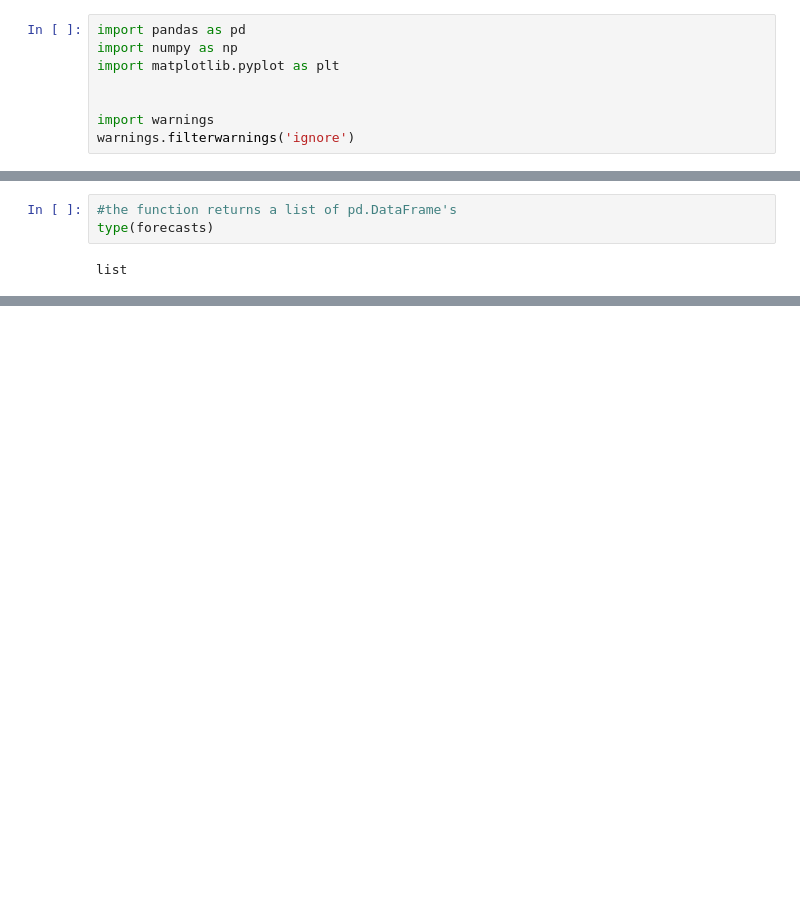
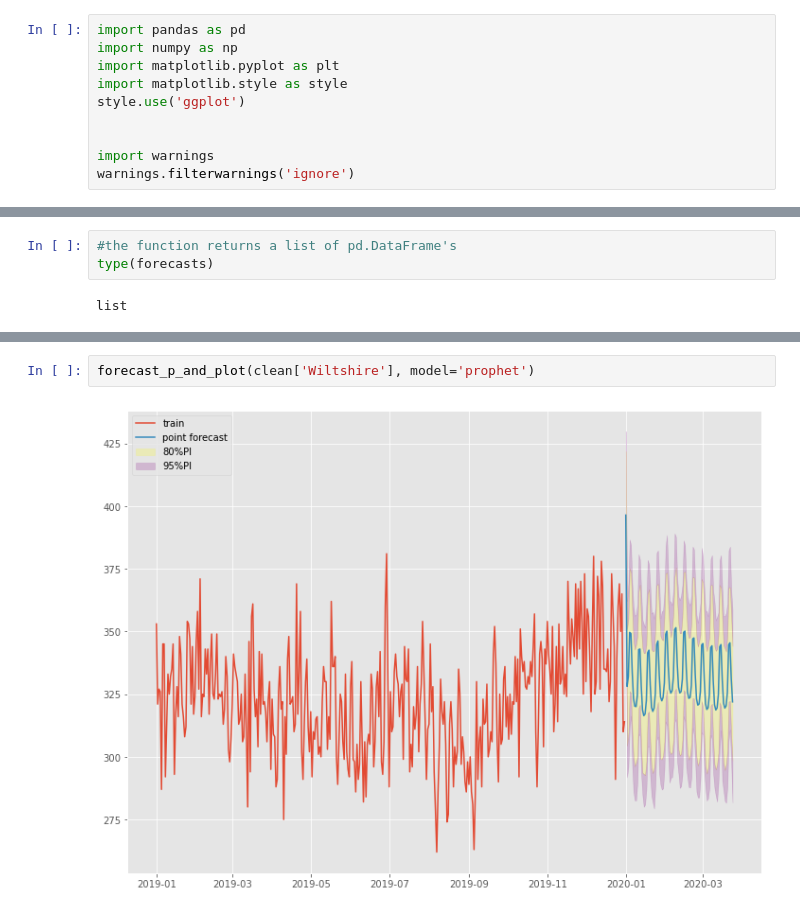
Before and after one commit to TomMonks/swast-forecast-tool, a Jupyter notebook: tutorial.ipynb, the cells around one changed output, grey strips where cells are left out. Cells and saved outputs as stored; diff of their text form; blank space fills up the shorter version.

```diff
--- a/tutorial.ipynb
+++ b/tutorial.ipynb
@@ -6,6 +6,8 @@ An ensemble of Regression with ARIMA Errors and Facebook Prophet
 import pandas as pd
 import numpy as np
 import matplotlib.pyplot as plt
+import matplotlib.style as style
+style.use('ggplot')
 
 
 import warnings
@@ -164,0 +226,4 @@ forecasts[1]
+# %%
+forecast_p_and_plot(clean['Wiltshire'], model='prophet')
+# %% [output]
+[figure, added]
```
Also changed, not shown: parts of 9 cells of this notebook, 3 other files.
